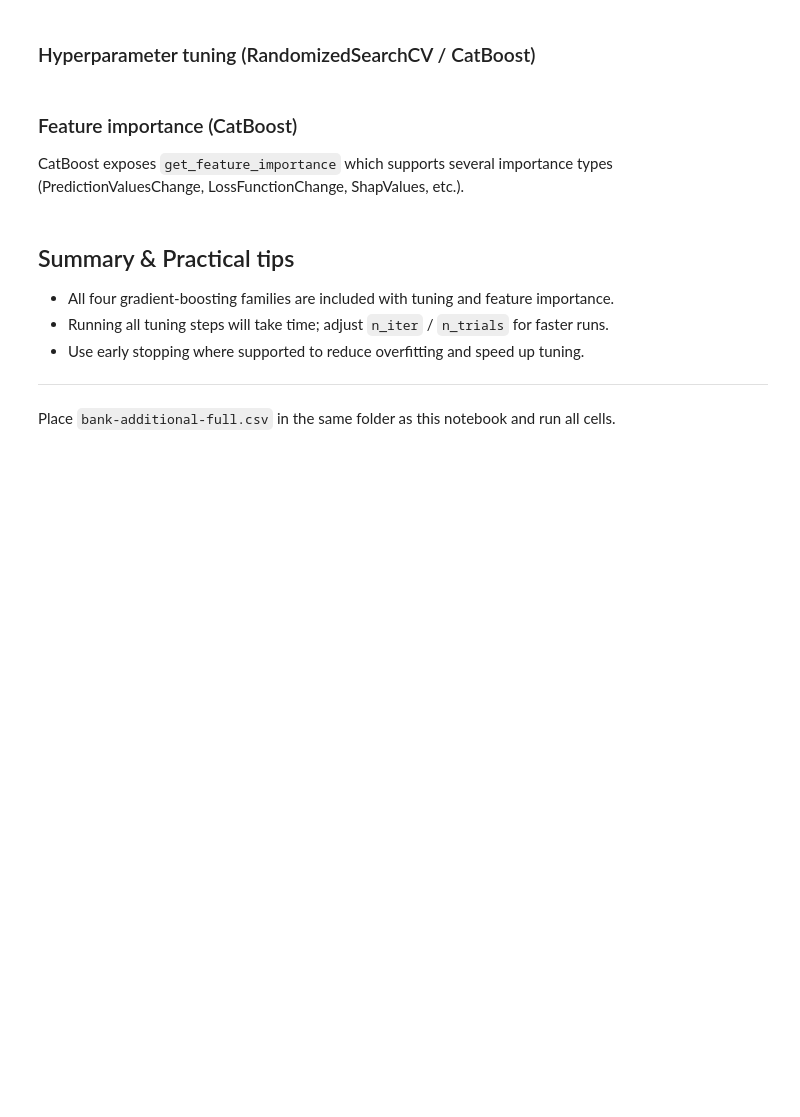
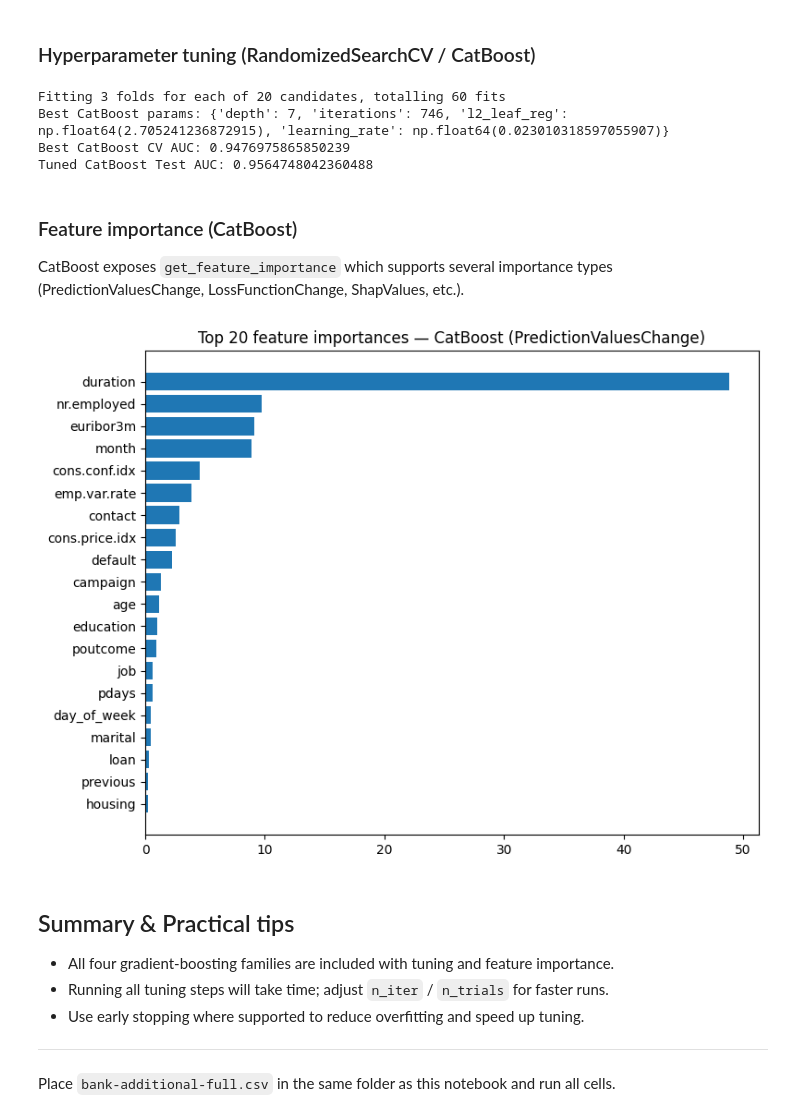
Before and after one commit to skarma91/logicmojo-data-science-april-2025, a Jupyter notebook: Lecture_materials/Class-35-17-08-2025-Gradient_Boosting/GBM_all_types.ipynb, the cells around one changed output. Drawn from its saved outputs; the diff is of its cells as text; code cells hidden in the pictures; blank space fills up the shorter version.

Commit message:
fixing GBM all types code

```diff
--- a/Lecture_materials/Class-35-17-08-2025-Gradient_Boosting/GBM_all_types.ipynb
+++ b/Lecture_materials/Class-35-17-08-2025-Gradient_Boosting/GBM_all_types.ipynb
@@ -384,5 +452,5 @@ import lightgbm as lgb
 
 lgb_clf = lgb.LGBMClassifier(n_estimators=500, learning_rate=0.05, random_state=42)
 # Use ordinal encoded arrays
-lgb_clf.fit(X_train_ord, y_train, eval_set=[(X_test_ord, y_test)], eval_metric='auc', early_stopping_rounds=50, verbose=False)
+lgb_clf.fit(X_train_ord, y_train, eval_set=[(X_test_ord, y_test)], eval_metric='auc')
 print("LightGBM Test AUC:", roc_auc_score(y_test, lgb_clf.predict_proba(X_test_ord)[:,1]))
@@ -482,23 +593,32 @@ print("Best CatBoost CV AUC:", rs_cb.best_score_)
 
 best_cb = rs_cb.best_estimator_
 print("Tuned CatBoost Test AUC:", roc_auc_score(y_test, best_cb.predict_proba(X_test_ord)[:,1]))
+# %% [output]
+Fitting 3 folds for each of 20 candidates, totalling 60 fits
+Best CatBoost params: {'depth': 7, 'iterations': 746, 'l2_leaf_reg': np.float64(2.705241236872915), 'learning_rate': np.float64(0.023010318597055907)}
+Best CatBoost CV AUC: 0.9476975865850239
+Tuned CatBoost Test AUC: 0.9564748042360488
 # %% [markdown]
 ### Feature importance (CatBoost)
 
 CatBoost exposes `get_feature_importance` which supports several importance types (PredictionValuesChange, LossFunctionChange, ShapValues, etc.).
 # %%
+from catboost import Pool
+
 # CatBoost feature importance (using PredictionValuesChange)
-fi_cb = cb.get_feature_importance(type='PredictionValuesChange', data=cb.get_pool(X_train, label=y_train, cat_features=cat_features))
+fi_cb = cb.get_feature_importance(type='PredictionValuesChange', data=Pool(X_train, label=y_train, cat_features=cat_features))
 feature_names_all = X_train.columns.tolist()
 indices = np.argsort(fi_cb)[-20:]
 
 import matplotlib.pyplot as plt
 plt.figure(figsize=(8,6))
 plt.barh(range(len(indices)), fi_cb[indices], align='center')
 plt.yticks(range(len(indices)), [feature_names_all[i] for i in indices])
 plt.title("Top 20 feature importances — CatBoost (PredictionValuesChange)")
 plt.tight_layout()
 plt.show()
+# %% [output]
+[figure, added]
 # %% [markdown]
 ## Summary & Practical tips
 
```
Also changed, not shown: parts of 15 cells of this notebook.
